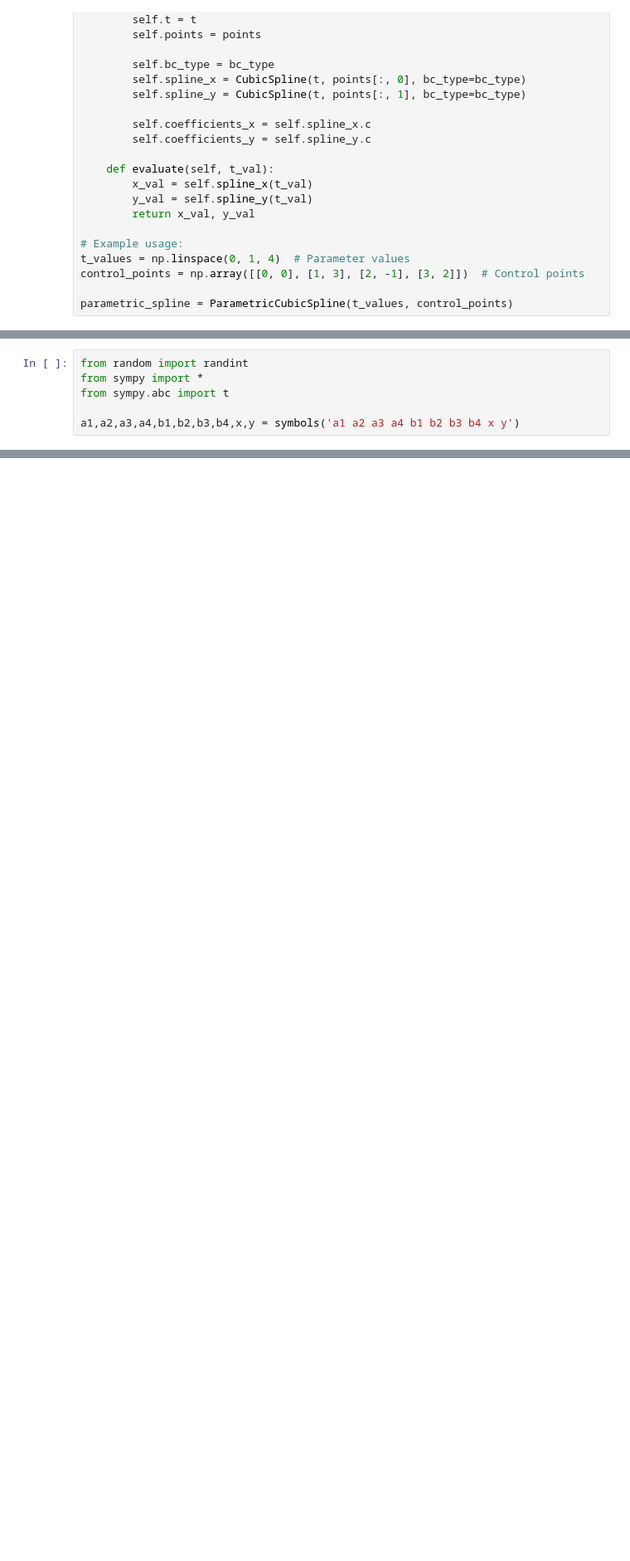
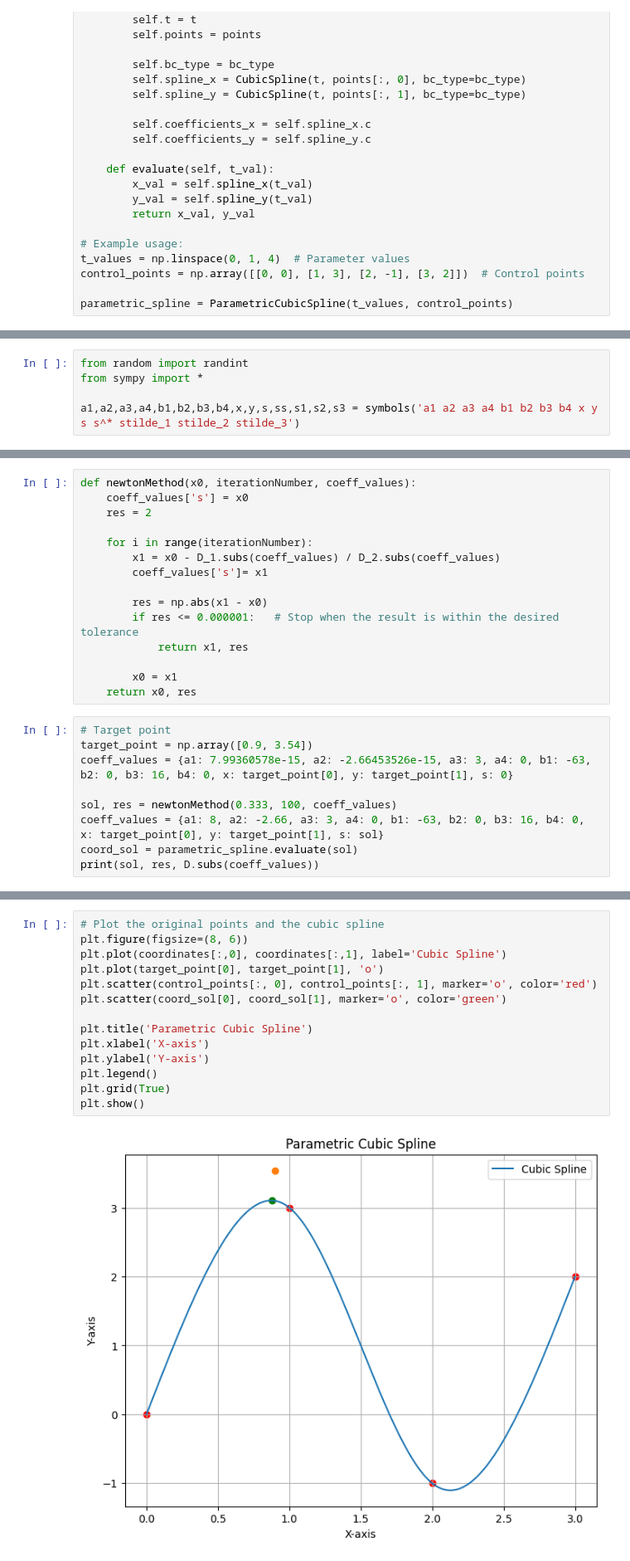
Before and after one commit to ate362/closestpoint, a Jupyter notebook: closestPoint.ipynb, the cells around one changed output, grey strips where cells are left out. Shown: that part at 83% size. Cells and saved outputs as stored; diff of their text form; blank space fills up the shorter version.

```diff
--- a/closestPoint.ipynb
+++ b/closestPoint.ipynb
@@ -61,7 +51,6 @@ plt.show()
 # %%
 from random import randint
 from sympy import *
-from sympy.abc import t
 
-a1,a2,a3,a4,b1,b2,b3,b4,x,y = symbols('a1 a2 a3 a4 b1 b2 b3 b4 x y')
+a1,a2,a3,a4,b1,b2,b3,b4,x,y,s,ss,s1,s2,s3 = symbols('a1 a2 a3 a4 b1 b2 b3 b4 x y s s^* stilde_1 stilde_2 stilde_3')
 # %%
@@ -86,0 +91,24 @@ $\displaystyle 4 \cdot \left(3 a_{1} t + a_{2}\right) \left(a_{1} t^{3} + a_{2}
+# %%
+def newtonMethod(x0, iterationNumber, coeff_values):
+    coeff_values['s'] = x0
+    res = 2
+
+    for i in range(iterationNumber):
+        x1 = x0 - D_1.subs(coeff_values) / D_2.subs(coeff_values)
+        coeff_values['s']= x1
+
+        res = np.abs(x1 - x0)
+        if res <= 0.000001:   # Stop when the result is within the desired tolerance
+            return x1, res
+
+        x0 = x1
+    return x0, res
+# %%
+# Target point
+target_point = np.array([0.9, 3.54])
+coeff_values = {a1: 7.99360578e-15, a2: -2.66453526e-15, a3: 3, a4: 0, b1: -63, b2: 0, b3: 16, b4: 0, x: target_point[0], y: target_point[1], s: 0}
+
+sol, res = newtonMethod(0.333, 100, coeff_values)
+coeff_values = {a1: 8, a2: -2.66, a3: 3, a4: 0, b1: -63, b2: 0, b3: 16, b4: 0, x: target_point[0], y: target_point[1], s: sol}
+coord_sol = parametric_spline.evaluate(sol)
+print(sol, res, D.subs(coeff_values))
@@ -86,0 +117,16 @@ $\displaystyle 4 \cdot \left(3 a_{1} t + a_{2}\right) \left(a_{1} t^{3} + a_{2}
+# %%
+# Plot the original points and the cubic spline
+plt.figure(figsize=(8, 6))
+plt.plot(coordinates[:,0], coordinates[:,1], label='Cubic Spline')
+plt.plot(target_point[0], target_point[1], 'o')
+plt.scatter(control_points[:, 0], control_points[:, 1], marker='o', color='red')
+plt.scatter(coord_sol[0], coord_sol[1], marker='o', color='green')
+
+plt.title('Parametric Cubic Spline')
+plt.xlabel('X-axis')
+plt.ylabel('Y-axis')
+plt.legend()
+plt.grid(True)
+plt.show()
+# %% [output]
+[figure, added]
```
Also changed, not shown: parts of 9 cells of this notebook.
